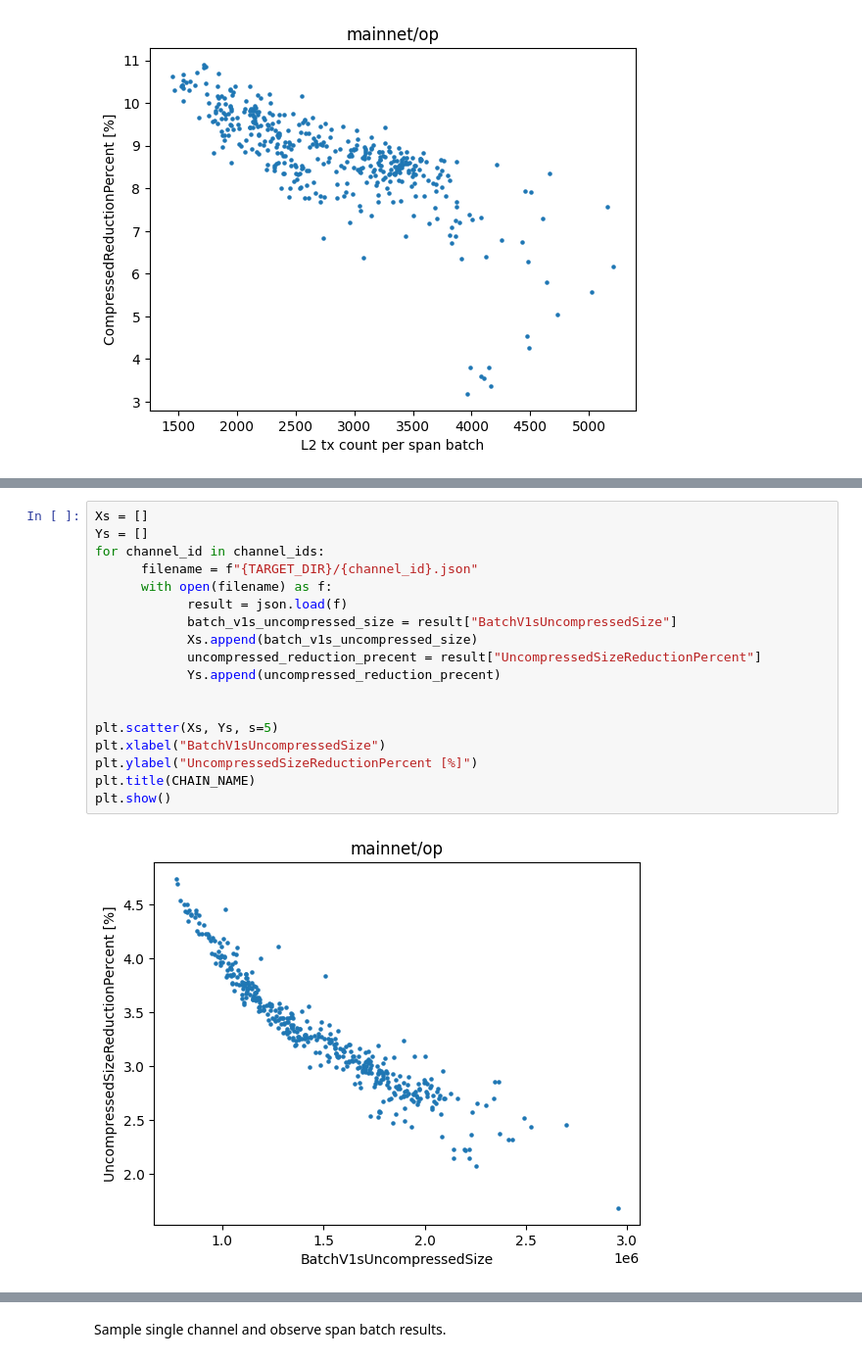
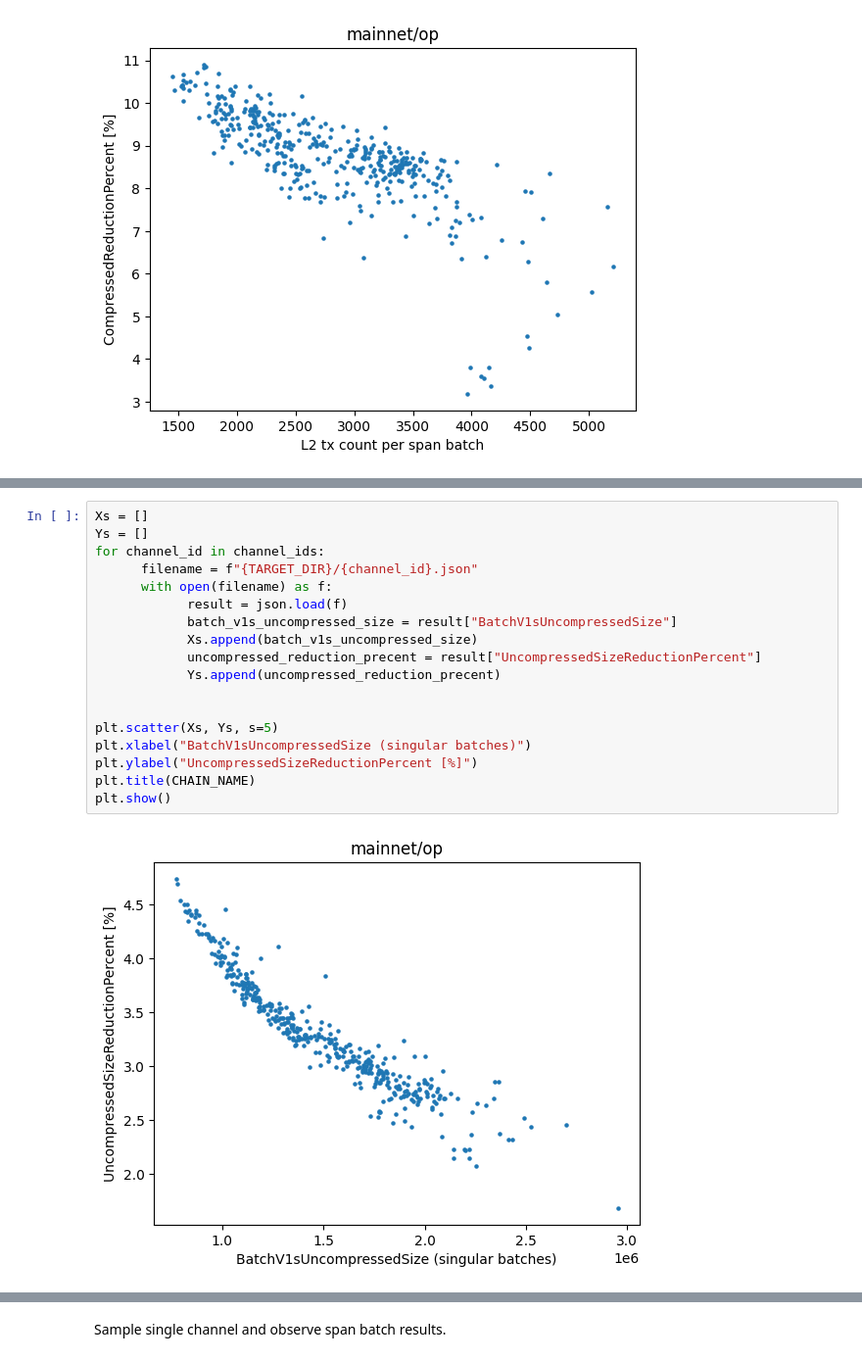
Before and after one commit to testinprod-io/optimism, a Jupyter notebook: op-node/span-batch-analysis.ipynb, the cells around one changed output, grey strips where cells are left out. Shown: that part at 98% size. Cells and saved outputs as stored; diff of their text form.

```diff
--- a/op-node/span-batch-analysis.ipynb
+++ b/op-node/span-batch-analysis.ipynb
@@ -244,20 +354,20 @@ Relation between `BatchV1sUncompressedSize` and `UncompressedSizeReductionPercen
 # %%
 Xs = []
 Ys = []
 for channel_id in channel_ids:
       filename = f"{TARGET_DIR}/{channel_id}.json"
       with open(filename) as f:
             result = json.load(f)
             batch_v1s_uncompressed_size = result["BatchV1sUncompressedSize"]
             Xs.append(batch_v1s_uncompressed_size)
             uncompressed_reduction_precent = result["UncompressedSizeReductionPercent"]
             Ys.append(uncompressed_reduction_precent)
 
 
 plt.scatter(Xs, Ys, s=5)
-plt.xlabel("BatchV1sUncompressedSize")
+plt.xlabel("BatchV1sUncompressedSize (singular batches)")
 plt.ylabel("UncompressedSizeReductionPercent [%]")
 plt.title(CHAIN_NAME)
 plt.show()
 # %% [output]
-[figure, old version]
+[figure, new version]
```
Also changed, not shown: parts of 33 cells of this notebook.
